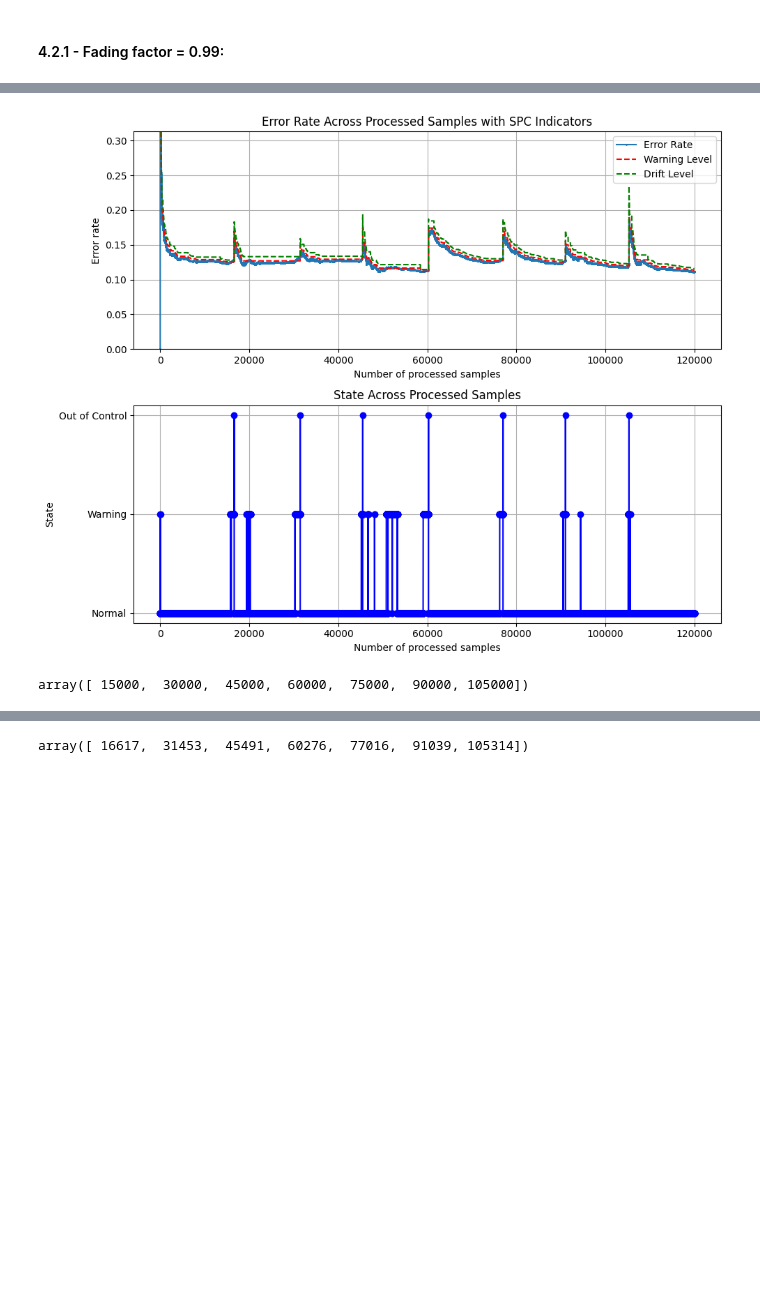
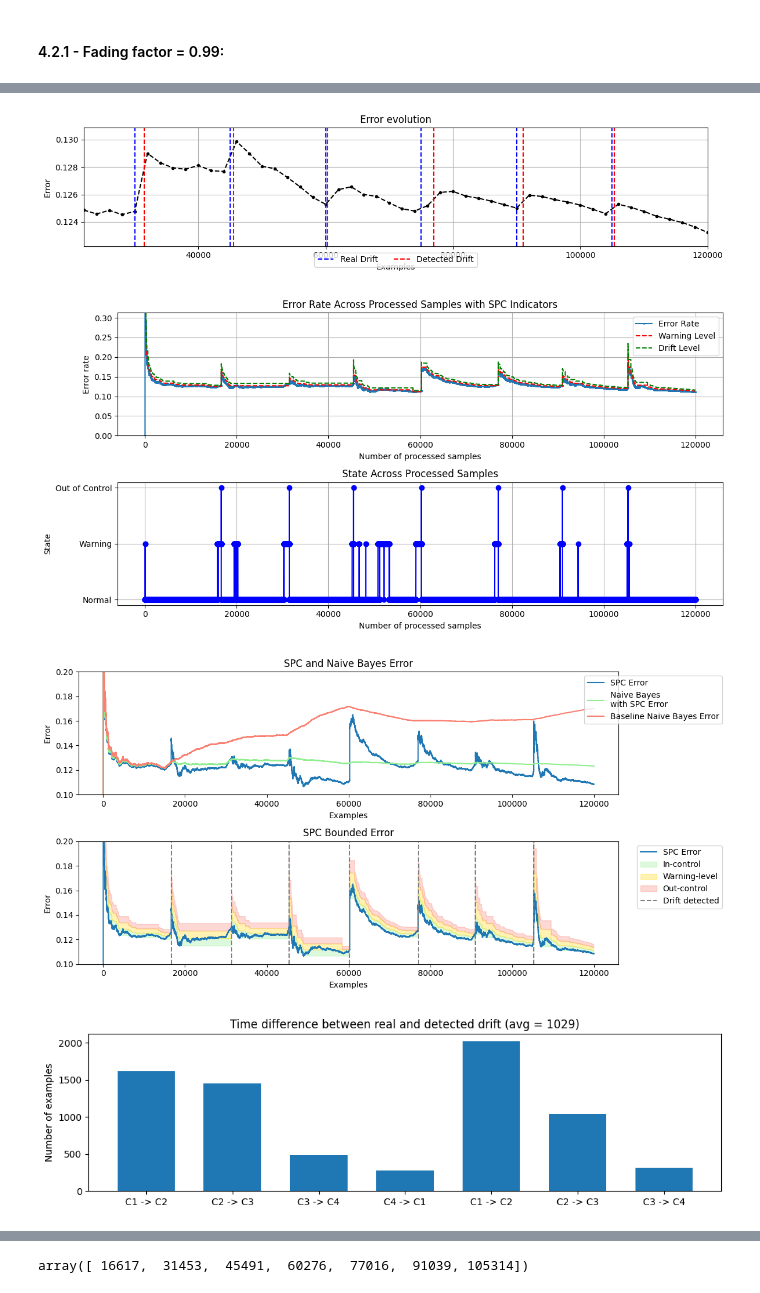
Before and after one commit to miguelFigSilva/dsm_SPC, a Jupyter notebook: updated_SPC.ipynb, the cells around one changed output, grey strips where cells are left out. Cells and saved outputs as stored; diff of their text form; code cells hidden in the pictures; blank space fills up the shorter version.

```diff
--- a/updated_SPC.ipynb
+++ b/updated_SPC.ipynb
@@ -440,0 +206,16 @@ plt.show()
+# %%
+# IMP - juntar ao outro ciclo para fazer ao mesmo tempo
+# -> isso vai afetar muito o tempo de processamento e vai dar a ideia errada que o SPC está muito mais lento do que na realidade está. Acho boa ideia fazer separado
+def baseline_learning(model, data_stream):
+    baseline, e = [], 0
+    for i in range(data_stream.shape[0]):
+        y_pred = model.predict_one(data_stream.iloc[i, :-1])
+        model.learn_one(data_stream.iloc[i, :-1], data_stream.iloc[i, -1])
+        e += (data_stream.iloc[i, -1] != y_pred)+0
+        baseline.append(e/(i+1))
+    return baseline
+
+
+model = init_estimator_GaussianNB()
+baseline = baseline_learning(model, data_stream)
+error_analysis_plot(spc_detector, baseline, N, E, "Naive Bayes")
@@ -840,44 +396,13 @@ Exponential smootinhg the error
 # %% [markdown]
 #### 4.2.1 - Fading factor = 0.99:
 # %%
-# EXPONENTIAL FACTOR = 0.99
+model = init_estimator_GaussianNB()
+
 spc_detector = SPCAlgorithm(init_estimator_GaussianNB)
+spc_detector, E, N = control_loop(spc_detector, report=2000, exponential=True, alpha=0.99)
 
-report = 500
-warn = -1
-retrain = -1
-E, N = [0], [0]
-baseline, e = [], 0
-baseline_model = init_estimator_GaussianNB()
+baseline = baseline_learning(model, data_stream)
+error_analysis_plot(spc_detector, baseline, N, E, "Naive Bayes")
 
-for i in range(data_stream.shape[0]):
-    status, y, y_pred = spc_detector.model_control(data_stream, i, exponential=True)
-    N.append(N[-1] + 1)
-    E.append(E[-1] + (y!=y_pred)+0)
-
-    # baseline
-    y_pred = baseline_model.predict_one(data_stream.iloc[i, :-1])
-    baseline_model.learn_one(data_stream.iloc[i, :-1], data_stream.iloc[i, -1])
-    e += (data_stream.iloc[i, -1] != y_pred)+0
-    baseline.append(e/(i+1))
-
-    if (i+1)%report == 0:
-        print(f'Error after {i+1} samples = {np.round(100*E[-1]/N[-1], 2)}%')
-        E, N = np.array(E), np.array(N)
-        E, N = list(E), list(N)
-
-    if status == 'Warning Level' and warn == -1 and i!=0:
-        warn = i
-        retrain = -1
-        #print(f'Warning after {i+1} samples')
-    elif status == 'Out-control' and retrain == -1 and i!=0:
-        print(f'Re-train model after {i+1} samples')
-        retrain = i
-        warn = -1
-    else:
-        warn = -1
-        retrain = -1
-
-# Plotting
-spc_detector.process_plot()
+time_diff_plot(spc_detector)
 # %% [output]
@@ -900,7 +425,5 @@ Error after 119500 samples = 12.33%
 Error after 120000 samples = 12.32%
-[figure, old version]
+[figure, new version]
+[figure, added]
+[figure, added]
+[figure, added]
-# %%
-real = 15000*np.arange(1, 8)
-real
-# %% [output]
-array([ 15000,  30000,  45000,  60000,  75000,  90000, 105000])
```
Also changed, not shown: parts of 40 cells of this notebook, 3 other files.
